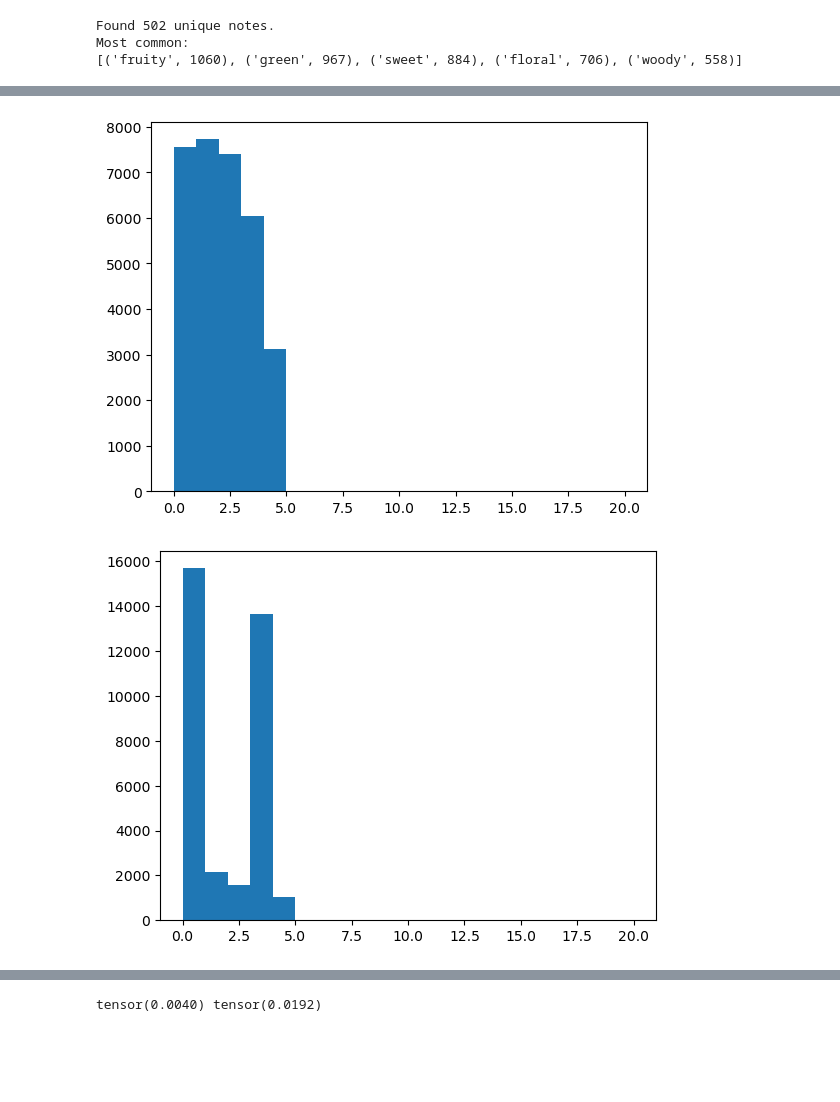
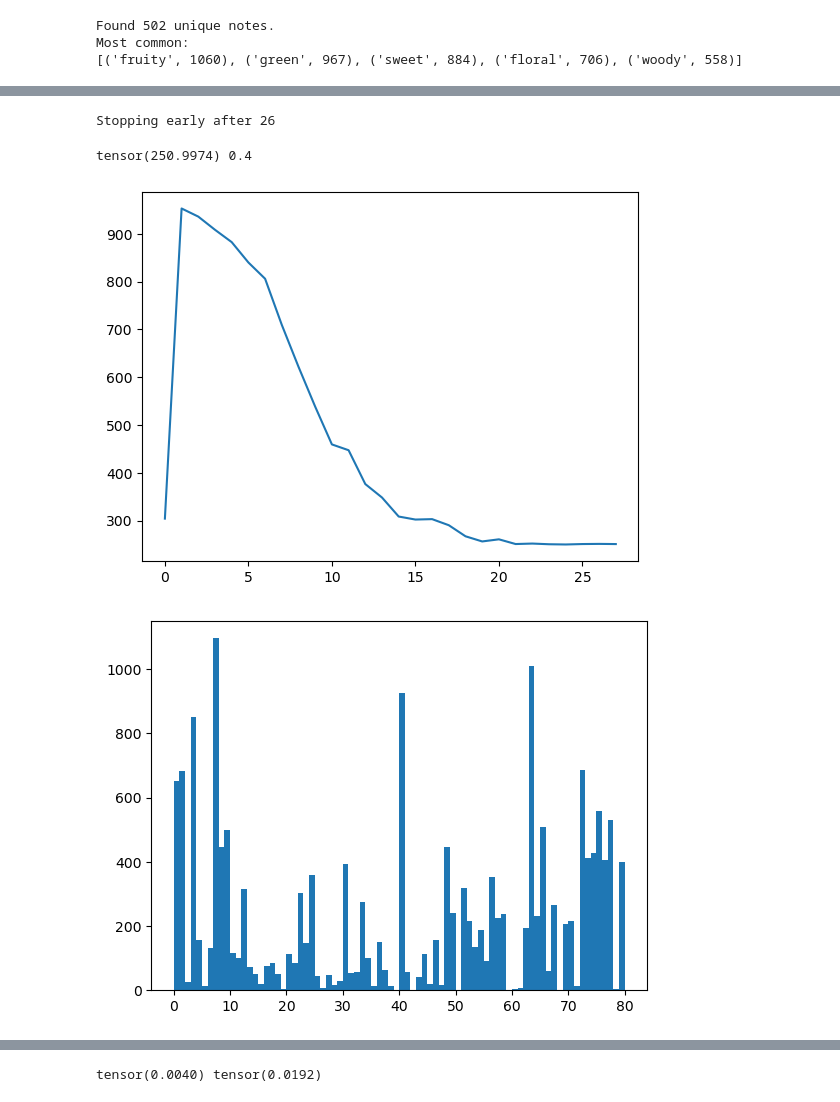
Before and after one commit to laurahsisson/aromap, a Jupyter notebook: batch.ipynb, the cells around one changed output, grey strips where cells are left out. Saved outputs shown, nothing was run; the diff lists cells and outputs as text; code cells hidden in the pictures; blank space fills up the shorter version.

Commit message:
Much better

```diff
--- a/batch.ipynb
+++ b/batch.ipynb
@@ -303,44 +308,80 @@ def test():
 
 test()
 # %%
-def make_histogram(som):
+def get_distribution(som,use_freq=False):
     d = torch.zeros(len(som.map_idx))
     for n, f in all_notes.most_common():
-        bmu = som.get_bmu_pos(multi_hot([n]))
-        d[bmu] += 1
+        bmu = som.get_bmu(multi_hot([n]))
+        if use_freq:
+            d[bmu] += f
+        else:
+            d[bmu] += 1
+    return d
+
+def make_histogram(som,use_freq=False):
+    d = get_distribution(som,use_freq)
     plt.stairs(d,fill=True)
     plt.show()
 # %%
 train_mols, test_mols = sklearn.model_selection.train_test_split(molecules)
 
 def do_train(config,verbose=False):
     som = SOM(width=config["width"],
               height=config["height"],
               gauss=config["gauss"],
               decay=config["decay"],
               use_onehot=config["onehot"])
 
+    def get_score():
+        return get_distribution(som,True).std()
+
     encodings = torch.stack([mol["encoding"] for mol in molecules])
+    scores = [get_score()]
 
-    for _ in tqdm.tqdm(range(config["batches"]),smoothing=0, disable=not verbose):
+    fails = 0
+    for i in tqdm.tqdm(range(config["batches"]),smoothing=0, disable=not verbose):
         som.update_batch(encodings)
         som.do_decay()
+        scores.append(get_score())
+        if scores[-2]<scores[-1]*1.01:
+            fails += 1
+            # For the first few iterations we will do worse as the initial organization is created
+            # We could use some warmup steps, but even after those steps the function is not smooth.
+            if fails > 5:
+                print(f"Stopping early after {i}")
+                break
+        else:
+            fails = 0
 
-    return som
+    return som, scores
 
-w = 5
-h = 4
-rsom = SOM(width=w,height=h)
-make_histogram(rsom)
-
-som = do_train({'width': w, 'height': h, 'batches': 10, "gauss":min(w,h)/2, "decay": 1, "onehot": True},verbose=True)
+w = 10
+h = 8
+# In general, the larger the initial gauss, the longer the training will have to be
+# Though using a stronger decay reduces this.
+# A larger initial gauss does tend to lead to better distributions, though.
+som,scores = do_train({'width': w, 'height': h, 'batches': 100, "gauss":min(w,h)*2, "decay": .8, "onehot": False},verbose=True)
 activations = torch.stack([som.get_activations(enc) for enc in _encodings])
 amin, amax = activations.min(), activations.max()
 
-make_histogram(som)
+# In general the decay doesn't seem to affect final score?
+# We just get there slightly faster.
+# I'll stick to decay = .9 for now
+
+# GAUSS      | SCORE
+# GAUSS      | SCORE
+# min(w,h)   | 230-260
+
+print(scores[-1],som.gauss)
+plt.plot(scores)
+plt.show()
+
+make_histogram(som,True)
 # %% [output]
+Stopping early after 26
+tensor(250.9974) 0.4
-[figure, old version]
+[figure, new version]
-[figure, old version]
+[figure, new version]
 # %%
 for n, f in all_notes.most_common(15):
     print(n,som.get_bmu_pos(multi_hot([n])))
```
Also changed, not shown: parts of 3 cells of this notebook.
